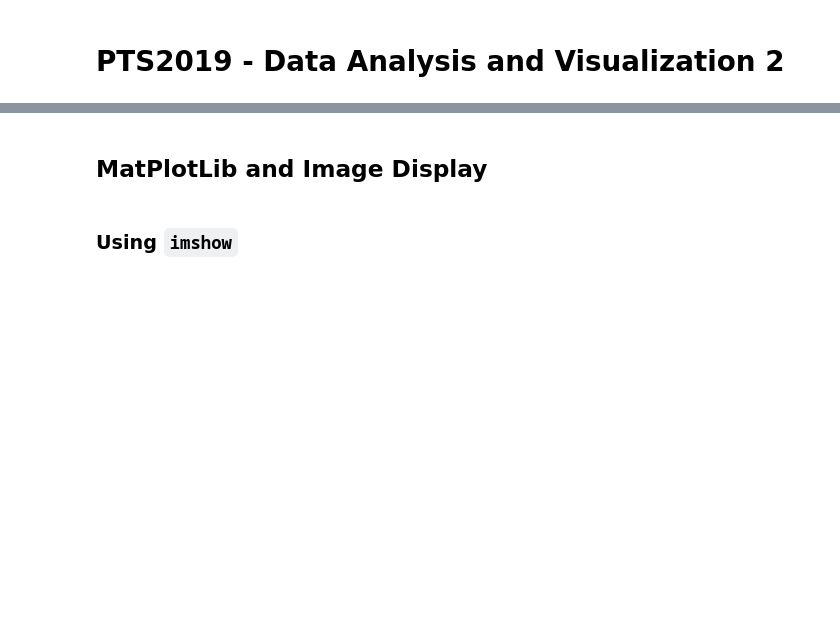
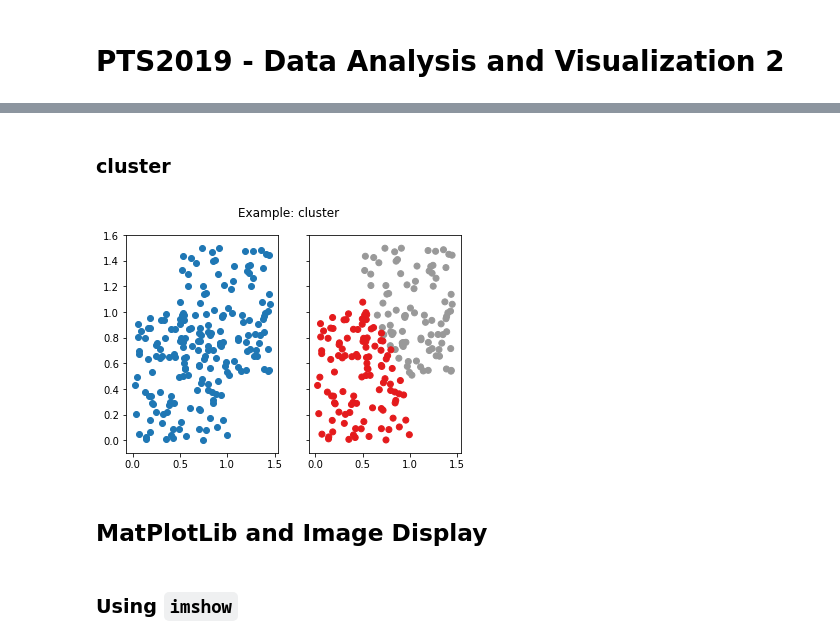
Before and after one commit to b1quint/Python-Tutorial-Series, a Jupyter notebook: Notebooks/PTS2019 - Data Analysis and Visualization 2.ipynb, the cells around one changed output, grey strips where cells are left out. Drawn from its saved outputs; the diff is of its cells as text; code cells hidden in the pictures; blank space fills up the shorter version.

Commit message:
Added scipy.cluster example

```diff
--- a/Notebooks/PTS2019 - Data Analysis and Visualization 2.ipynb
+++ b/Notebooks/PTS2019 - Data Analysis and Visualization 2.ipynb
@@ -8,3 +47,27 @@ This notebook is part of the Python Tutorial Series presented in the Gemini Obse
+# %% [markdown]
+### cluster
+# %%
+%matplotlib inline
+import numpy as np
+from matplotlib import pyplot as plt
+from scipy import cluster
+
+data_1 = np.random.rand(100, 2)
+data_2 = np.random.rand(100, 2) + np.array([.5,.5])
+all_data = np.vstack((data_1, data_2))
+
+whiten = cluster.vq.whiten(all_data)
+centroids, _ = cluster.vq.kmeans(all_data, 2)
+
+clx, _ = cluster.vq.vq(all_data, centroids)
+
+fig, axs = plt.subplots(num="example: cluster", ncols=2, sharey=True)
+axs[0].scatter(all_data[:, 0], all_data[:, 1])
+axs[1].scatter(all_data[:, 0], all_data[:, 1], c=clx, cmap='Set1')
+fig.suptitle("Example: cluster")
+plt.show()
+# %% [output]
+[figure, added]
 # %% [markdown]
 ## MatPlotLib and Image Display
 # %% [markdown]
```
Also changed, not shown: parts of 5 cells of this notebook, 1 other file.
